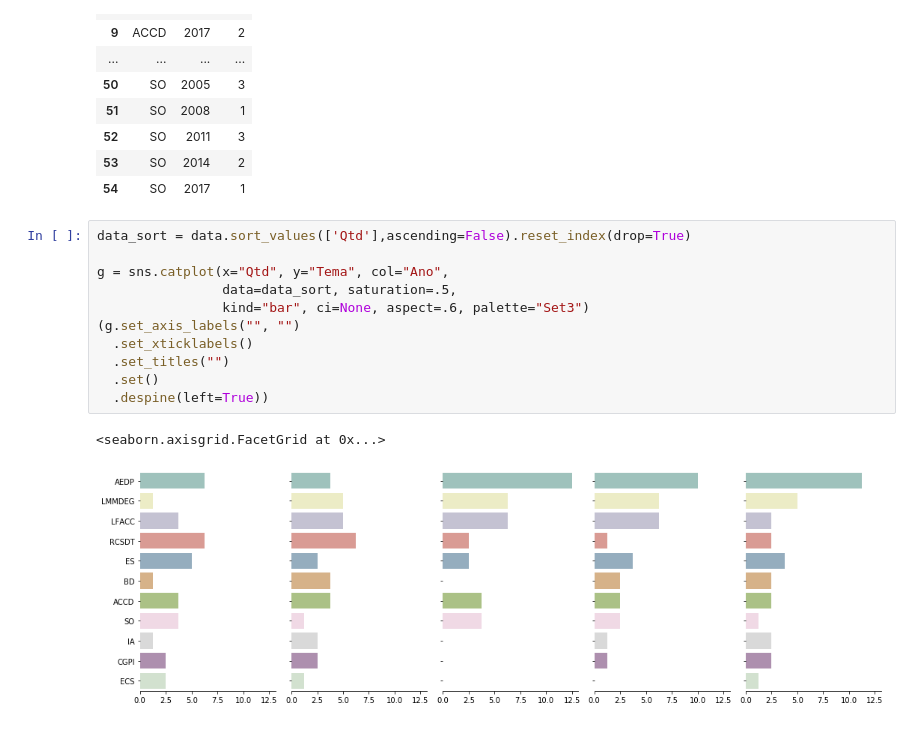
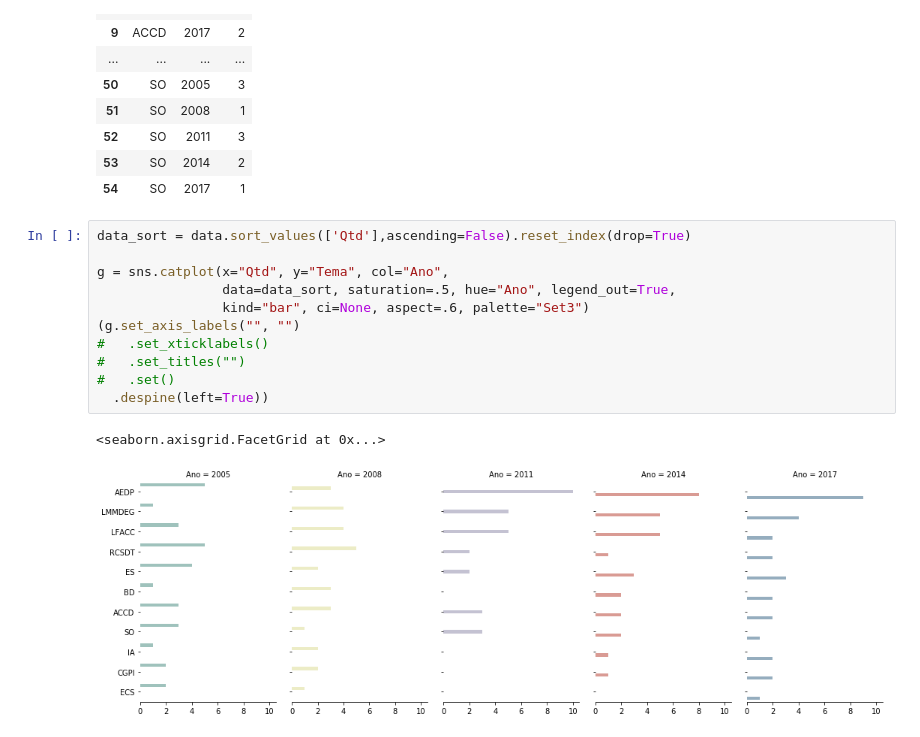
Before and after one commit to joaolso/enade2005-2017, a Jupyter notebook: data-visualization.ipynb, the cells around one changed output. Cells and saved outputs as stored; diff of their text form.

Commit message:
alteracao nas imagens

```diff
--- a/data-visualization.ipynb
+++ b/data-visualization.ipynb
@@ -51,17 +51,17 @@ data
 # %%
 data_sort = data.sort_values(['Qtd'],ascending=False).reset_index(drop=True)
 
 g = sns.catplot(x="Qtd", y="Tema", col="Ano",
-                data=data_sort, saturation=.5,
+                data=data_sort, saturation=.5, hue="Ano", legend_out=True,
                 kind="bar", ci=None, aspect=.6, palette="Set3")
 (g.set_axis_labels("", "")
-  .set_xticklabels()
-  .set_titles("")
-  .set()
+#   .set_xticklabels()
+#   .set_titles("")
+#   .set()
   .despine(left=True))
 # %% [output]
 <seaborn.axisgrid.FacetGrid at 0x...>
-[figure, old version]
+[figure, new version]
 # %%
 dataTotal = pd.DataFrame(data.groupby("Tema")["Qtd"].sum())
 tempTema = data.groupby("Tema")["Qtd"].sum().index.to_list()
```
Also changed, not shown: parts of 1 cell of this notebook, 2 other files.
